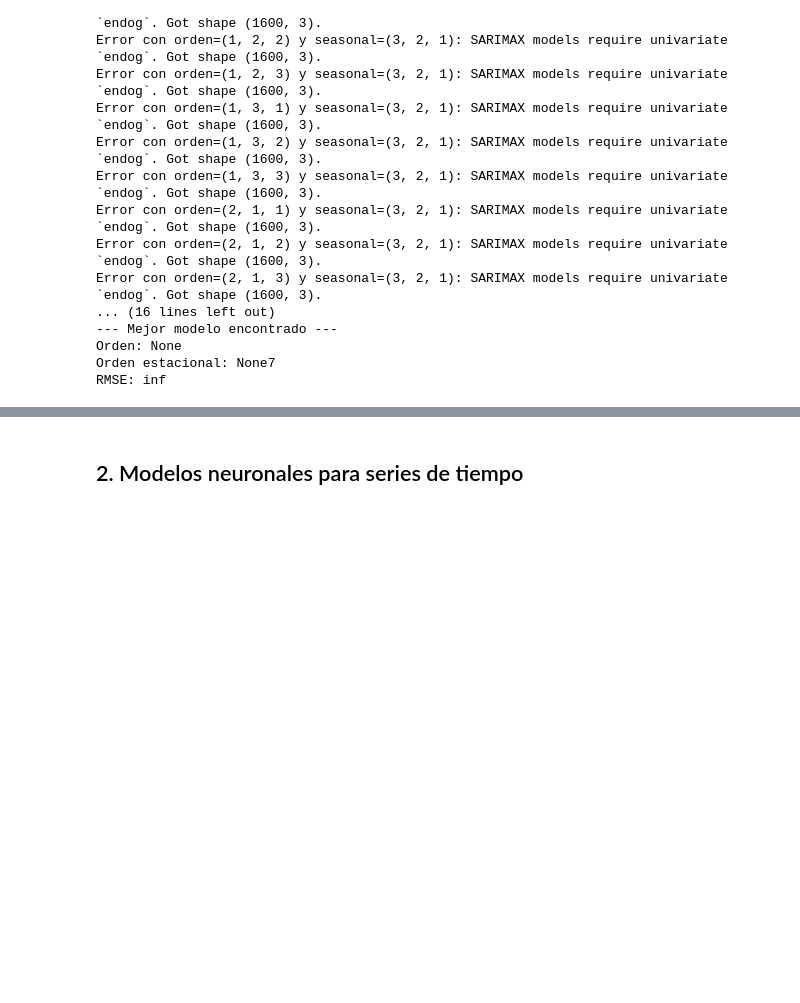
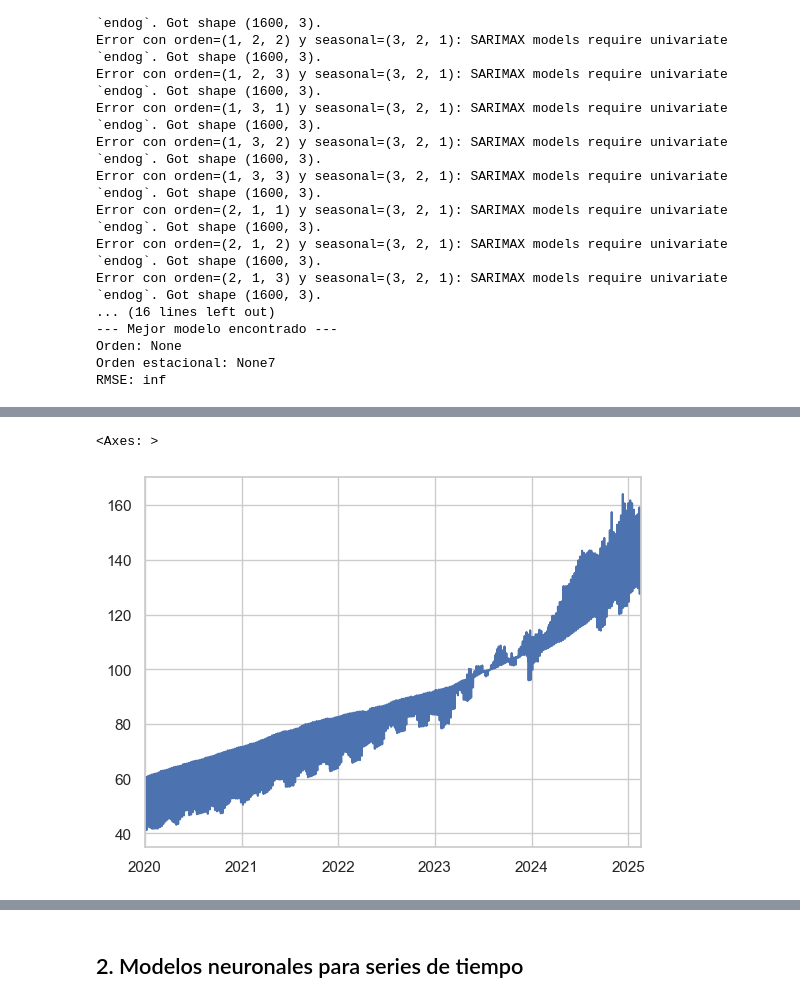
Before and after one commit to Marcelaqprz/mnl_proyecto, a Jupyter notebook: ProyectoFinalMnl.ipynb, the cells around one changed output, grey strips where cells are left out. Cells and saved outputs as stored; diff of their text form; code cells hidden in the pictures; blank space fills up the shorter version.

```diff
--- a/ProyectoFinalMnl.ipynb
+++ b/ProyectoFinalMnl.ipynb
@@ -567,0 +676,9 @@ RMSE: inf
+# %%
+serie = df2.Data
+t = np.arange(1, len(serie))
+ts = pd.Series(serie, index=t)
+ts.index = pd.date_range(start="2020-01-01", periods=len(ts), freq="D")
+ts.plot()
+# %% [output]
+<Axes: >
+[figure, added]
```
Also changed, not shown: parts of 67 cells of this notebook, 4 other files.
